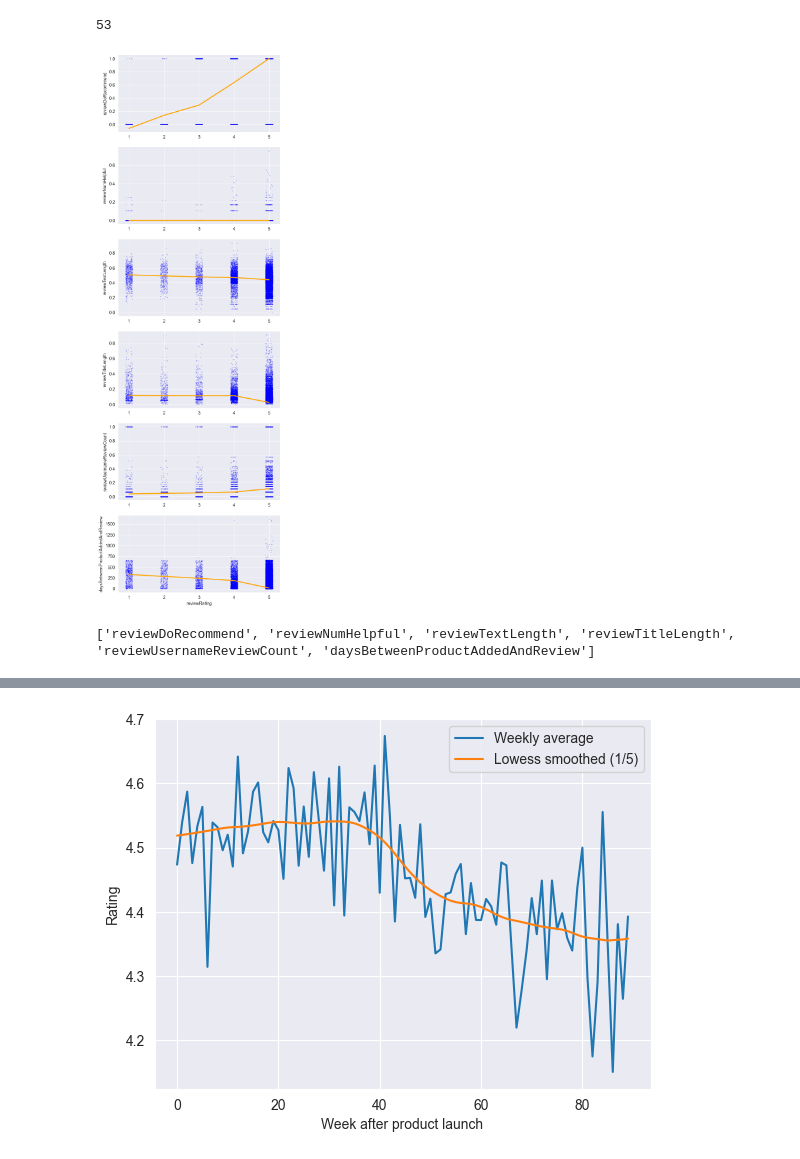
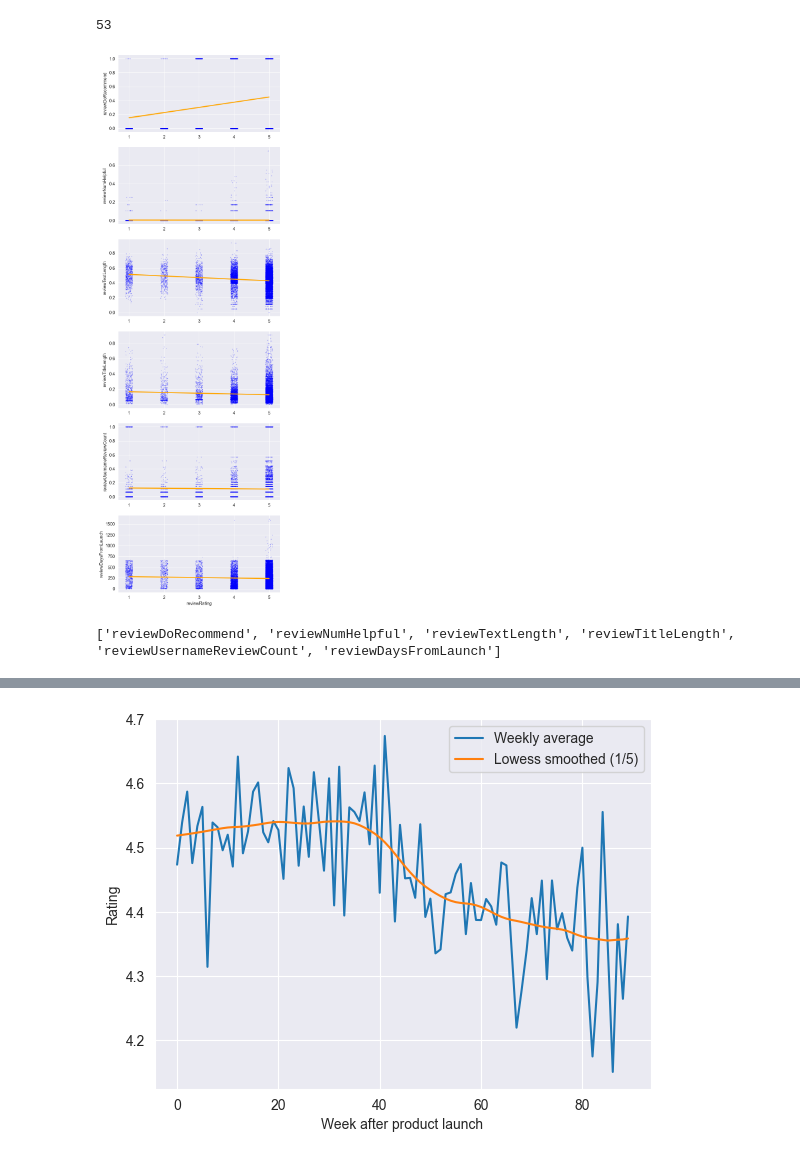
Before and after one commit to MoritzRenkin/tu-bi-DataAnalytics, a Jupyter notebook: lab.ipynb, the cells around one changed output, grey strips where cells are left out. Drawn from its saved outputs; the diff is of its cells as text; code cells hidden in the pictures.

```diff
--- a/lab.ipynb
+++ b/lab.ipynb
@@ -224,7 +208,7 @@ review_counts = np.log(review_counts + 1)
 review_counts_scaled = min_max_scaler.fit_transform(review_counts.values.reshape(-1, 1))
 df['reviewUsernameReviewCount'] = review_counts_scaled
 # calculate days between productAdded and reviewDate
-df['daysBetweenProductAddedAndReview'] = (df['reviewDate'] - df['productDateAdded']).dt.days
+df['reviewDaysFromLaunch'] = (df['reviewDate'] - df['productDateAdded']).dt.days
 
 # encode category columns to binary columns
 #encoded_cols = df['primaryCategories'].str.get_dummies(sep=',')
@@ -233,7 +217,7 @@ df['daysBetweenProductAddedAndReview'] = (df['reviewDate'] - df['productDateAdde
 #df = pd.concat([df, encoded_cols], axis=1)
 df.columns = df.columns.str.replace(' ', '_')
 df.drop(["id", "asins", "brand", "categories", "primaryCategories", "manufacturer", "manufacturerNumber"], axis="columns", inplace=True)
-df = df.loc[df["daysBetweenProductAddedAndReview"]>0]
+df = df.loc[df["reviewDaysFromLaunch"]>0]
 df
 # %% [output]
 |  | productDateAdded | productName | reviewDate | reviewDoRecommend | reviewNumHelpful | reviewRating | ... |
@@ -361,16 +329,16 @@ len(df["productName"].unique())
 # %% [output]
 53
 # %%
-regression_columns = ['reviewDoRecommend', 'reviewNumHelpful', 'reviewTextLength', 'reviewTitleLength', 'reviewUsernameReviewCount', 'daysBetweenProductAddedAndReview']
-pairplot = sns.pairplot(df, x_vars=['reviewRating'], y_vars=regression_columns, kind='reg', aspect=2, height=3, markers=".", plot_kws={"x_jitter":.1, "color":"orange", "lowess": True,"scatter_kws": {"color": "blue", "s":.3}})
+regression_columns = ['reviewDoRecommend', 'reviewNumHelpful', 'reviewTextLength', 'reviewTitleLength', 'reviewUsernameReviewCount', 'reviewDaysFromLaunch']
+pairplot = sns.pairplot(df, x_vars=['reviewRating'], y_vars=regression_columns, kind='reg', aspect=2, height=3, markers=".", plot_kws={"x_jitter":.1, "color":"orange", "lowess": False,"scatter_kws": {"color": "blue", "s":.3}})
 for axis in pairplot.axes.flat:
     axis.tick_params(axis='both', labelleft=True, labelbottom=True)
 plt.subplots_adjust(hspace=.2, wspace=.2)
 plt.show()
 print(regression_columns)
 # %% [output]
-[figure, old version]
+[figure, new version]
-['reviewDoRecommend', 'reviewNumHelpful', 'reviewTextLength', 'reviewTitleLength', 'reviewUsernameReviewCount', 'daysBetweenProductAddedAndReview']
+['reviewDoRecommend', 'reviewNumHelpful', 'reviewTextLength', 'reviewTitleLength', 'reviewUsernameReviewCount', 'reviewDaysFromLaunch']
 # %%
 correlation_columns = regression_columns + ["reviewRating"]
 correlation_columns.remove("reviewDoRecommend")
```
Also changed, not shown: parts of 13 cells of this notebook, 2 other files.
